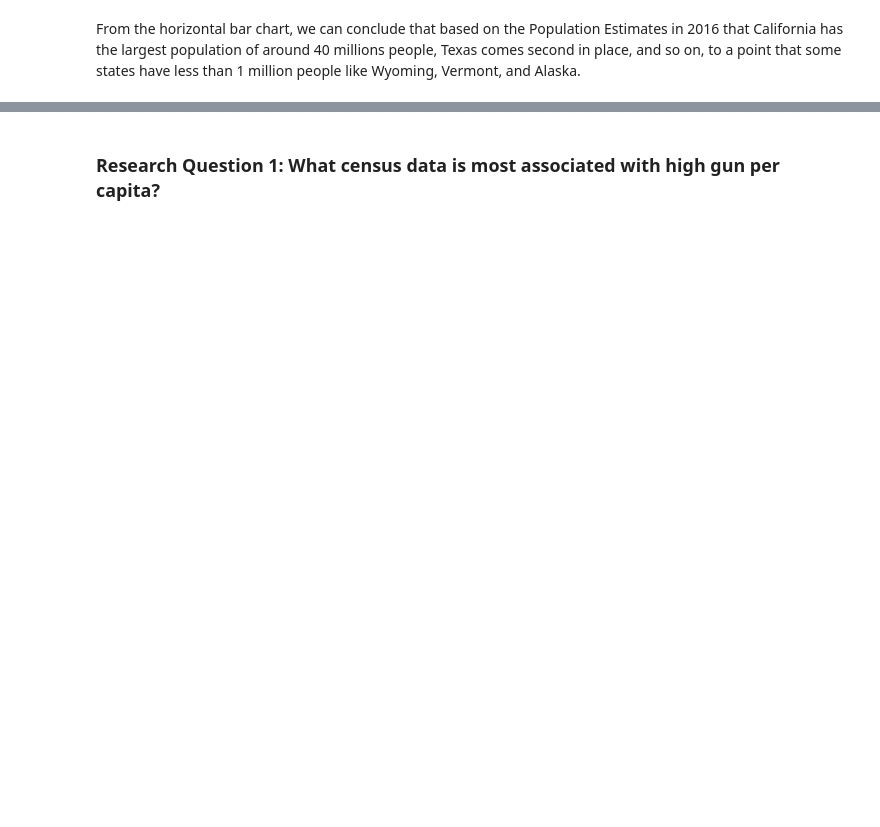
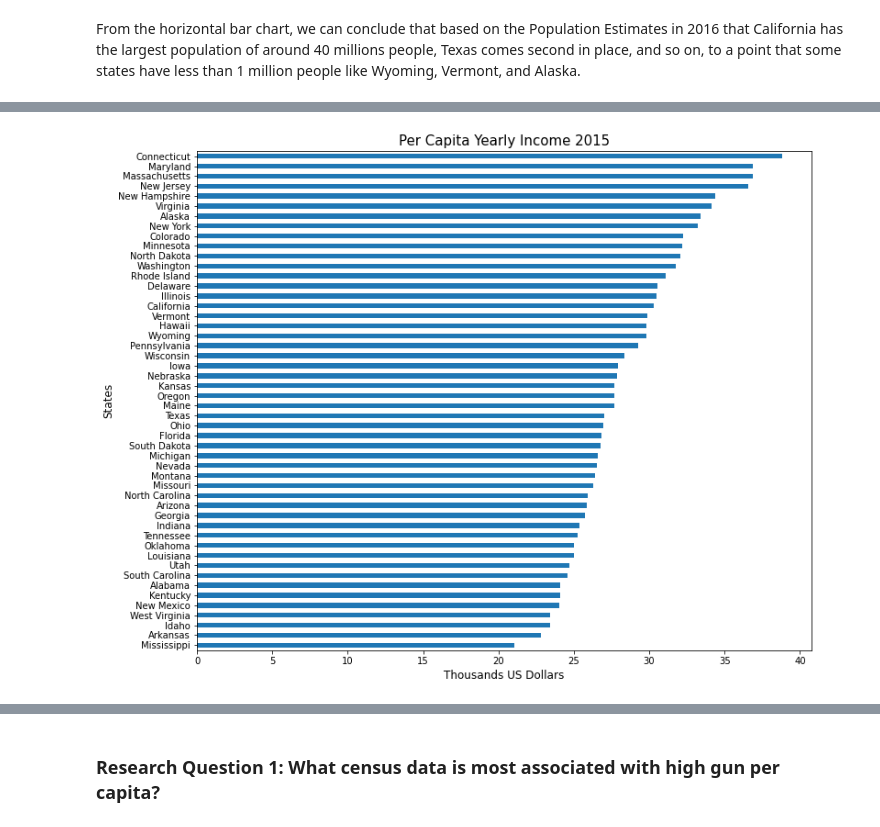
Before and after one commit to ZeyadSabbah/FirearmsUSA, a Jupyter notebook: FirarmsUSAnalysis.ipynb, the cells around one changed output, grey strips where cells are left out. Saved outputs shown, nothing was run; the diff lists cells and outputs as text; code cells hidden in the pictures; blank space fills up the shorter version.

```diff
--- a/FirarmsUSAnalysis.ipynb
+++ b/FirarmsUSAnalysis.ipynb
@@ -392,0 +405,11 @@ Creating Year column for census_1y_df
+# %%
+# removing commas and percent signs, and coverting them into float
+census_0y_df[census_0y_df.columns[1:]] = census_0y_df[census_0y_df.columns[1:]]\
+                                         .replace({',':'', '%':'', '"':''}, regex=True)\
+                                         .replace('', np.nan)
+
+states = census_0y_df.columns[1:]
+for state in states:
+    census_0y_df[state] = census_0y_df[state].astype(float)
+
+census_0y_df.dtypes
@@ -419,10 +462,11 @@ census_1y_df.head(2)
 # %%
 # removing commas and percent signs, and coverting them into float
 census_1y_df[census_1y_df.columns[2:]] = census_1y_df[census_1y_df.columns[2:]]\
-                                         .replace({',':'', '%':'', '$':'', '\D':''}, regex=True)\
-                                         .replace('', np.nan)
+                                         .replace({',':'', '%':'', '\$':'', '[a-zA-Z]':''}, regex=True)\
+                                         .replace({'':np.nan})
 
 states = census_1y_df.columns[2:]
+
 for state in states:
     census_1y_df[state] = census_1y_df[state].astype(float)
 
@@ -574,0 +564,10 @@ From the horizontal bar chart, we can conclude that based on the Population Esti
+# %%
+# row with index 48 is the row for per capita income for a year
+((census_2y_df[census_2y_df.columns[3:]].loc[48])/1000).sort_values(ascending=True)\
+.plot(kind='barh', figsize=(12, 10));
+plt.xlabel('Thousands US Dollars', fontsize=12)
+plt.ylabel('States', fontsize=12)
+plt.title('Per Capita Yearly Income 2015', fontsize=15)
+plt.show()
+# %% [output]
+[figure, added]
```
Also changed, not shown: parts of 21 cells of this notebook.
